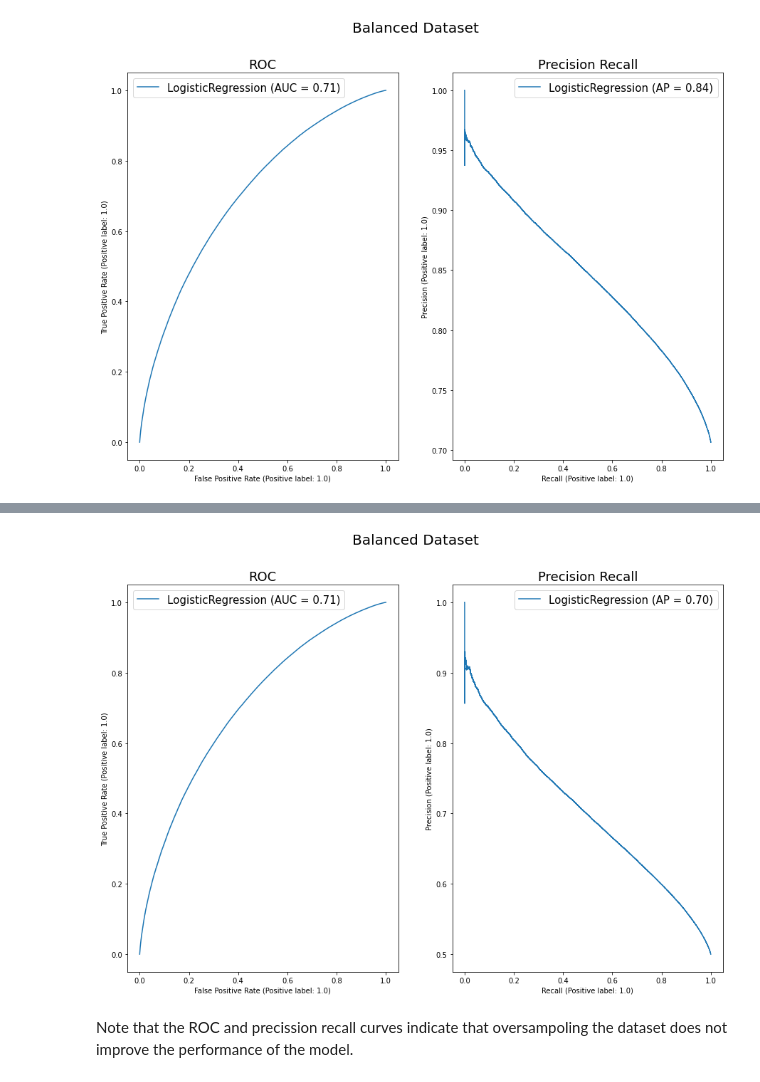
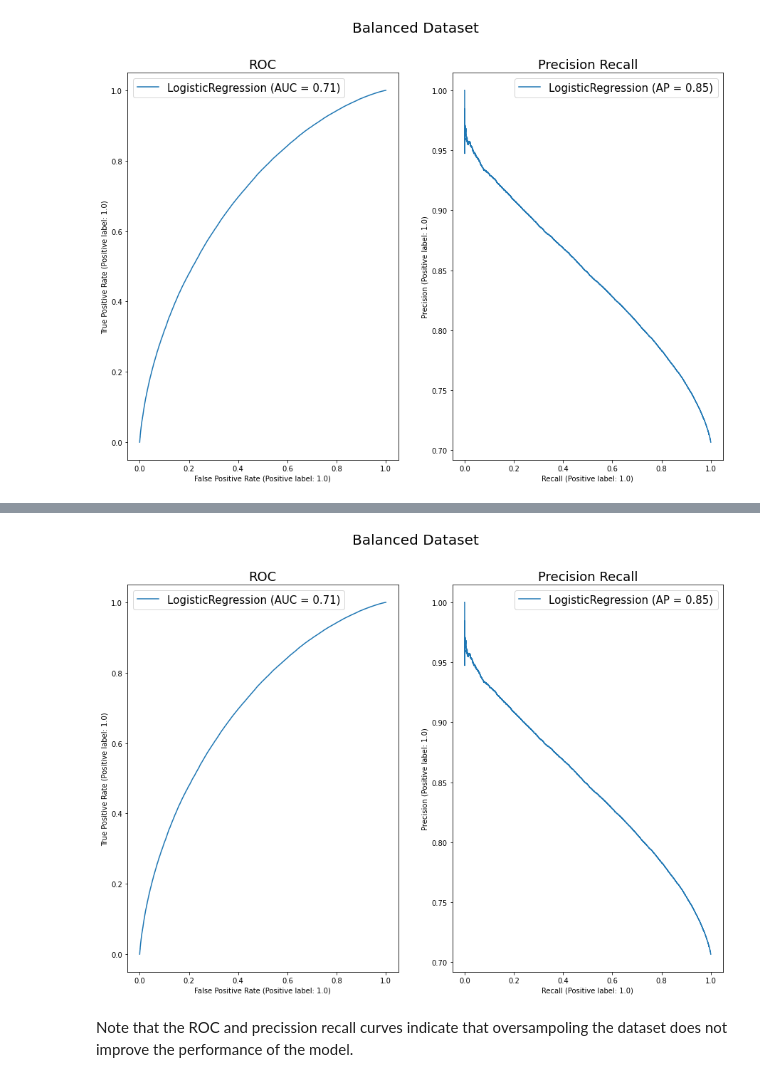
Before and after one commit to apurvk2000/Big-Data-Project, a Jupyter notebook: logistic_forest.ipynb, the cells around one changed output, grey strips where cells are left out. Drawn from its saved outputs; the diff is of its cells as text; code cells hidden in the pictures.

```diff
--- a/logistic_forest.ipynb
+++ b/logistic_forest.ipynb
@@ -187,7 +206,7 @@ plt.show()
-# %%
-plot_roc_precision(model_balanced, df_oversampled)
-# %% [output]
-[figure, removed]
+# %%
+plot_roc_precision(model_imb,  X_test, y_test)
+# %% [output]
+[figure, added]
 # %% [markdown]
 Note that the ROC and precission recall curves indicate that oversampoling the dataset does not improve the performance of the model.
 # %%
```
Also changed, not shown: parts of 23 cells of this notebook.
